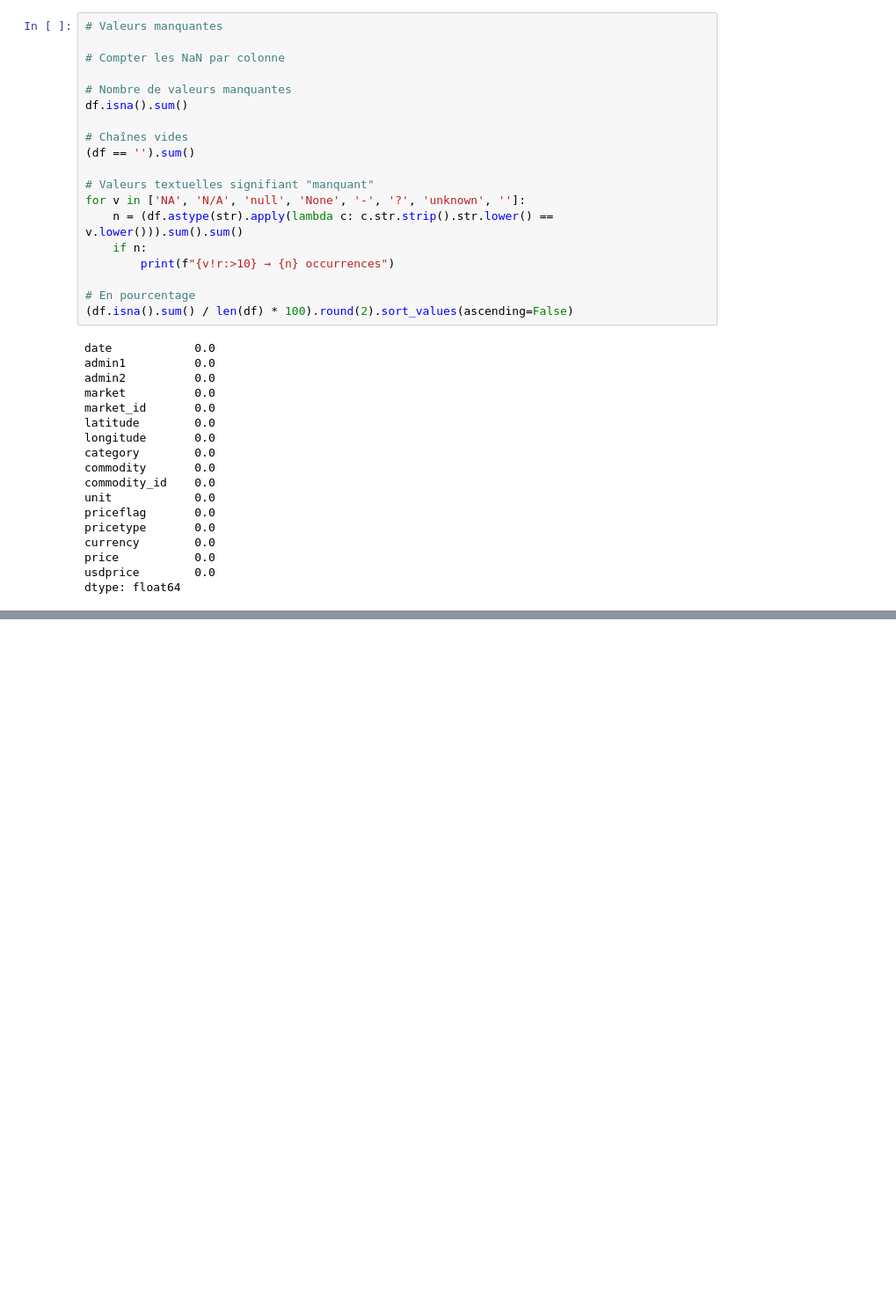
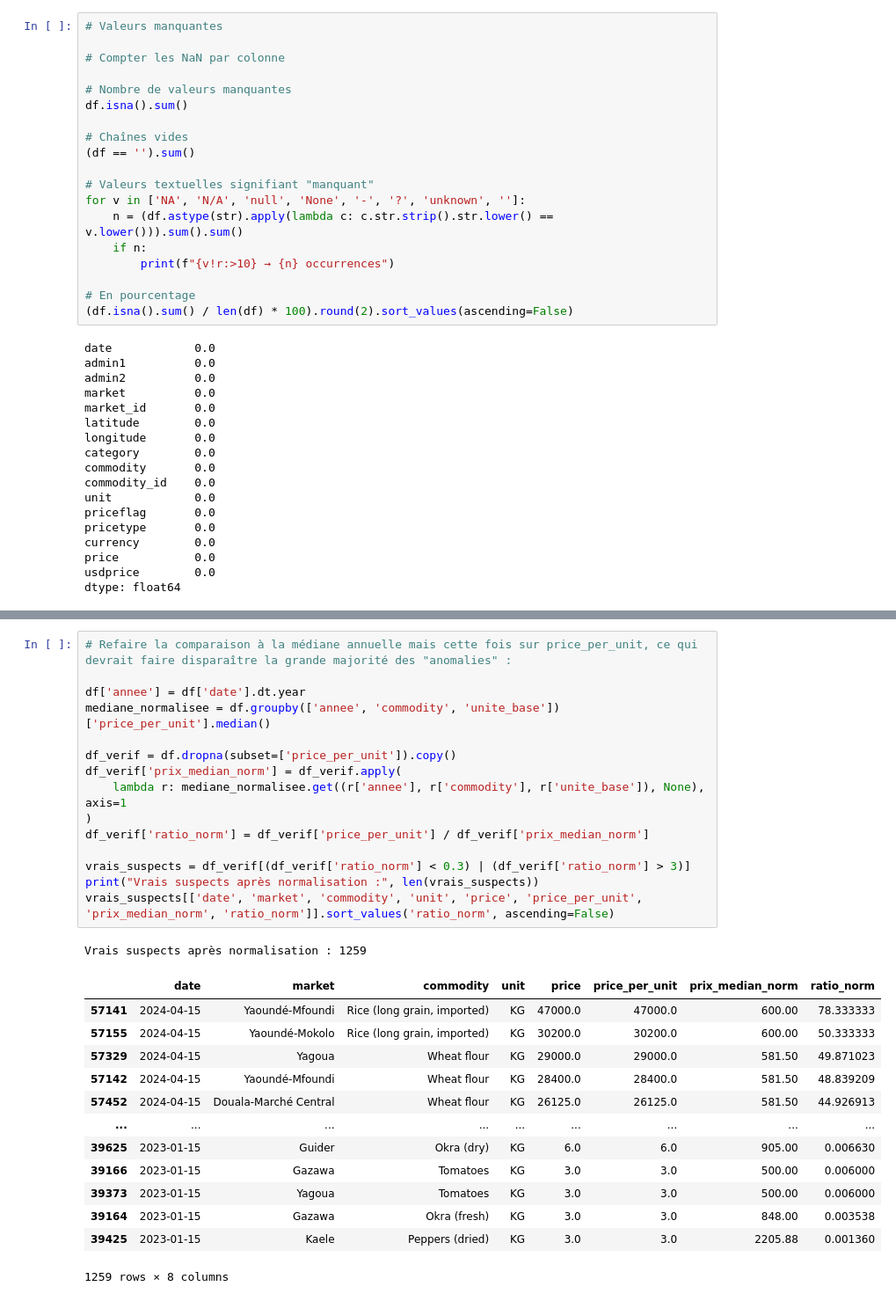
Before and after one commit to VirlenceDongmo/vivres237, a Jupyter notebook: notebooks/01_collecte_donnees.ipynb, the cells around one changed output, grey strips where cells are left out. Shown at 88% size. Saved outputs shown, nothing was run; the diff lists cells and outputs as text; blank space fills up the shorter version.

```diff
--- a/notebooks/01_collecte_donnees.ipynb
+++ b/notebooks/01_collecte_donnees.ipynb
@@ -103,0 +370,30 @@ dtype: float64
+# %%
+# Refaire la comparaison à la médiane annuelle mais cette fois sur price_per_unit, ce qui devrait faire disparaître la grande majorité des "anomalies" :
+
+df['annee'] = df['date'].dt.year
+mediane_normalisee = df.groupby(['annee', 'commodity', 'unite_base'])['price_per_unit'].median()
+
+df_verif = df.dropna(subset=['price_per_unit']).copy()
+df_verif['prix_median_norm'] = df_verif.apply(
+    lambda r: mediane_normalisee.get((r['annee'], r['commodity'], r['unite_base']), None), axis=1
+)
+df_verif['ratio_norm'] = df_verif['price_per_unit'] / df_verif['prix_median_norm']
+
+vrais_suspects = df_verif[(df_verif['ratio_norm'] < 0.3) | (df_verif['ratio_norm'] > 3)]
+print("Vrais suspects après normalisation :", len(vrais_suspects))
+vrais_suspects[['date', 'market', 'commodity', 'unit', 'price', 'price_per_unit', 'prix_median_norm', 'ratio_norm']].sort_values('ratio_norm', ascending=False)
+# %% [output]
+Vrais suspects après normalisation : 1259
+|  | date | market | commodity | unit | price | price_per_unit | prix_median_norm | ratio_norm |
+| 57141 | 2024-04-15 | Yaoundé-Mfoundi | Rice (long grain, imported) | KG | 47000.0 | 47000.0 | 600.00 | 78.333333 |
+| 57155 | 2024-04-15 | Yaoundé-Mokolo | Rice (long grain, imported) | KG | 30200.0 | 30200.0 | 600.00 | 50.333333 |
+| 57329 | 2024-04-15 | Yagoua | Wheat flour | KG | 29000.0 | 29000.0 | 581.50 | 49.871023 |
+| 57142 | 2024-04-15 | Yaoundé-Mfoundi | Wheat flour | KG | 28400.0 | 28400.0 | 581.50 | 48.839209 |
+| 57452 | 2024-04-15 | Douala-Marché Central | Wheat flour | KG | 26125.0 | 26125.0 | 581.50 | 44.926913 |
+| ... | ... | ... | ... | ... | ... | ... | ... | ... |
+| 39625 | 2023-01-15 | Guider | Okra (dry) | KG | 6.0 | 6.0 | 905.00 | 0.006630 |
+| 39166 | 2023-01-15 | Gazawa | Tomatoes | KG | 3.0 | 3.0 | 500.00 | 0.006000 |
+| 39373 | 2023-01-15 | Yagoua | Tomatoes | KG | 3.0 | 3.0 | 500.00 | 0.006000 |
+| 39164 | 2023-01-15 | Gazawa | Okra (fresh) | KG | 3.0 | 3.0 | 848.00 | 0.003538 |
+| 39425 | 2023-01-15 | Kaele | Peppers (dried) | KG | 3.0 | 3.0 | 2205.88 | 0.001360 |
+1259 rows × 8 columns
```
Also changed, not shown: parts of 20 cells of this notebook.
